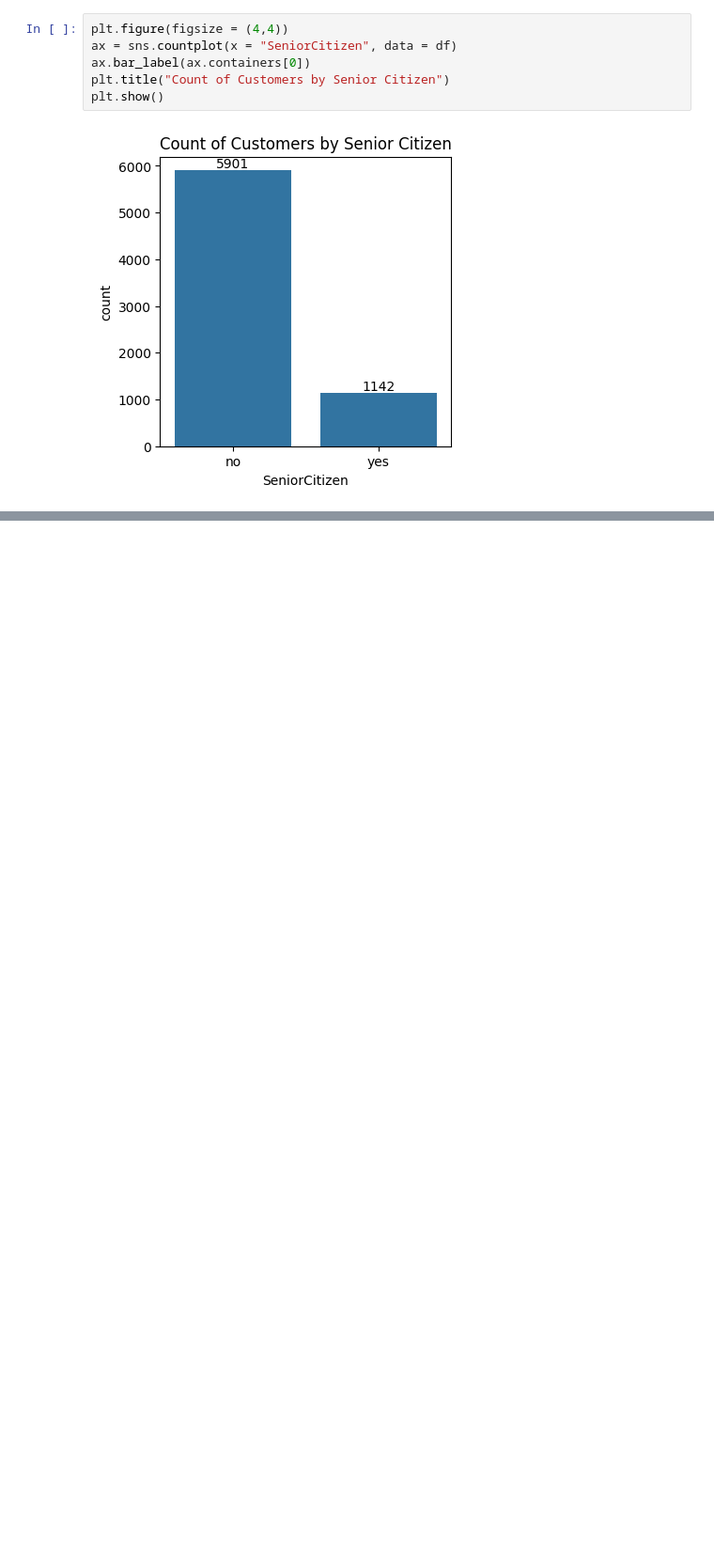
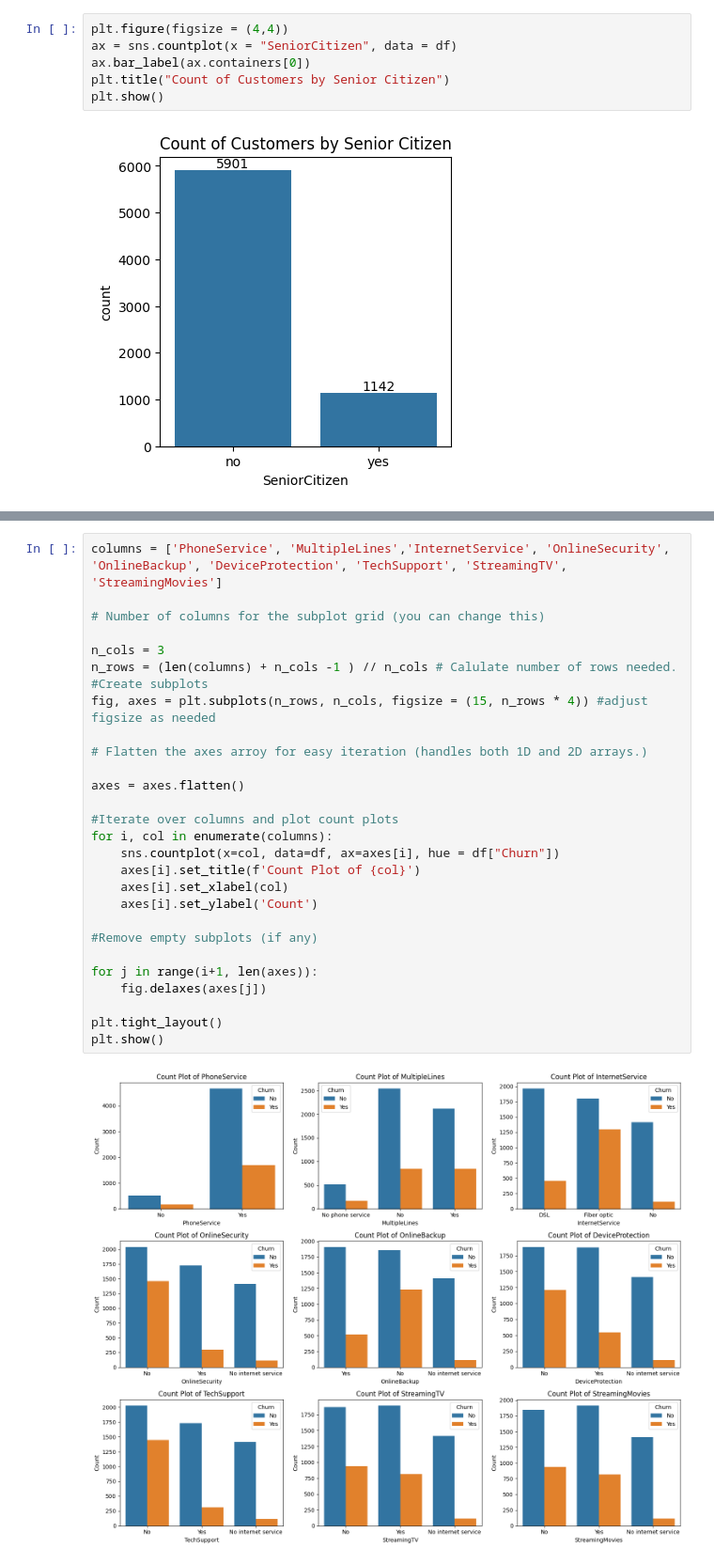
Before and after one commit to Rohit-03-19/DATA-SCIENCE, a Jupyter notebook: project/firstproject.ipynb, the cells around one changed output, grey strips where cells are left out. Shown: that part at 94% size. Cells and saved outputs as stored; diff of their text form; blank space fills up the shorter version.

```diff
--- a/project/firstproject.ipynb
+++ b/project/firstproject.ipynb
@@ -140,0 +170,30 @@ plt.show()
+# %%
+columns = ['PhoneService', 'MultipleLines','InternetService', 'OnlineSecurity', 'OnlineBackup', 'DeviceProtection', 'TechSupport', 'StreamingTV', 'StreamingMovies']
+
+# Number of columns for the subplot grid (you can change this)
+
+n_cols = 3
+n_rows = (len(columns) + n_cols -1 ) // n_cols # Calulate number of rows needed.
+#Create subplots
+fig, axes = plt.subplots(n_rows, n_cols, figsize = (15, n_rows * 4)) #adjust figsize as needed
+
+# Flatten the axes arroy for easy iteration (handles both 1D and 2D arrays.)
+
+axes = axes.flatten()
+
+#Iterate over columns and plot count plots
+for i, col in enumerate(columns):
+    sns.countplot(x=col, data=df, ax=axes[i], hue = df["Churn"])
+    axes[i].set_title(f'Count Plot of {col}')
+    axes[i].set_xlabel(col)
+    axes[i].set_ylabel('Count')
+
+#Remove empty subplots (if any)
+
+for j in range(i+1, len(axes)):
+    fig.delaxes(axes[j])
+
+plt.tight_layout()
+plt.show()
+# %% [output]
+[figure, added]
```
Also changed, not shown: parts of 10 cells of this notebook.
